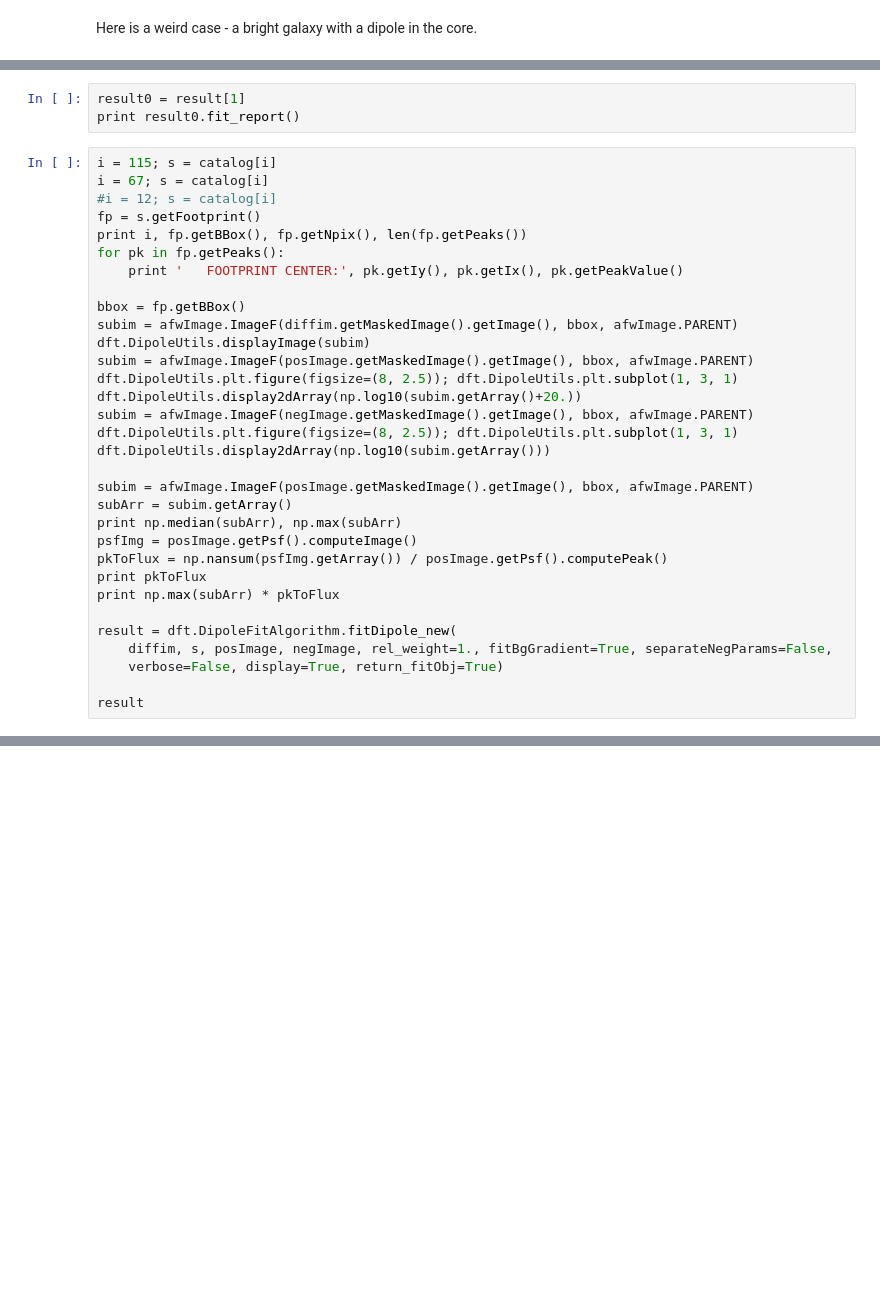
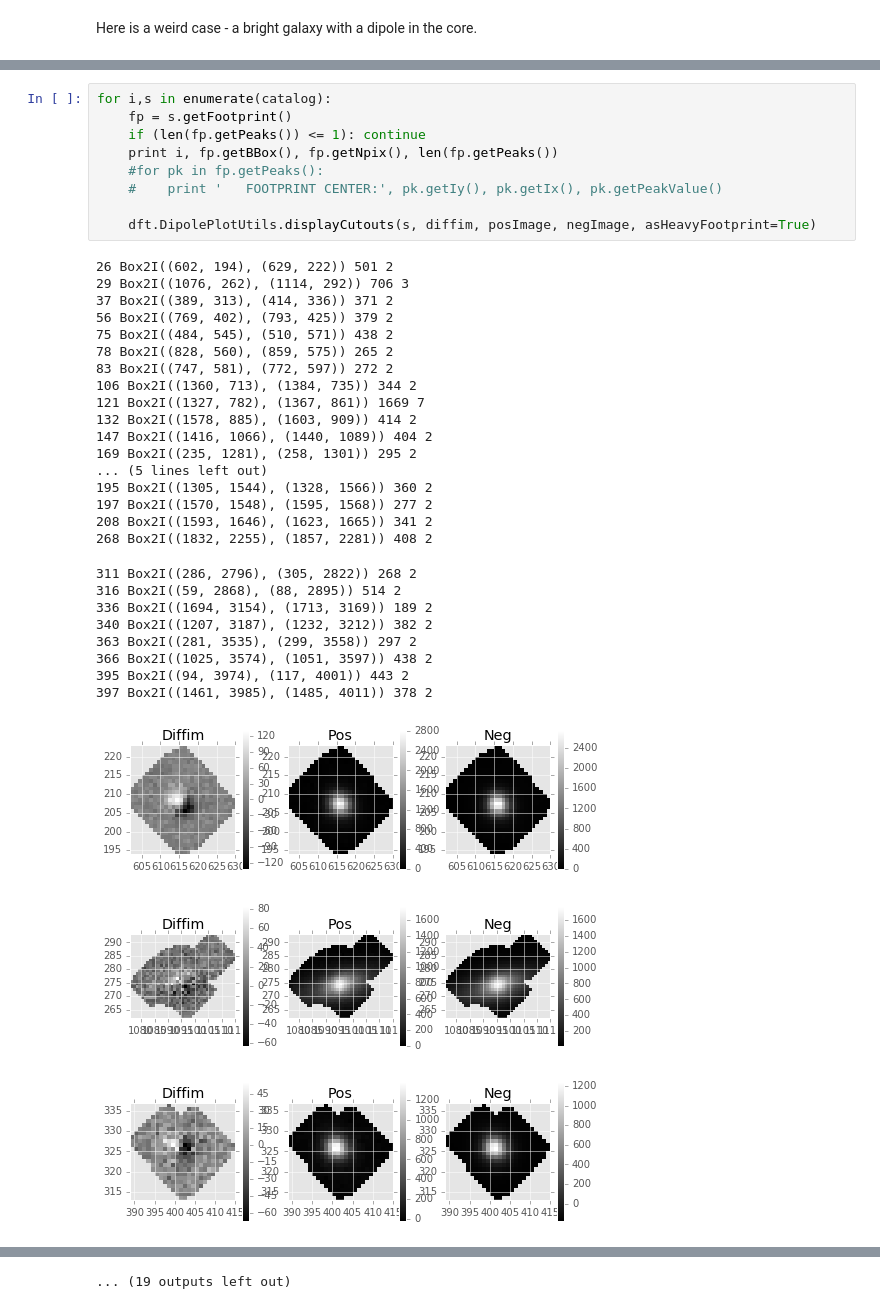
Before and after one commit to lsst/ip_diffim, a Jupyter notebook: test fit dipoles on decam data.ipynb, the cells around one changed output, grey strips where cells are left out. Drawn from its saved outputs; the diff is of its cells as text; blank space fills up the shorter version.

```diff
--- a/test fit dipoles on decam data.ipynb
+++ b/test fit dipoles on decam data.ipynb
@@ -141,35 +84,38 @@ result
-# %%
-result0 = result[1]
-print result0.fit_report()
-# %%
-i = 115; s = catalog[i]
-i = 67; s = catalog[i]
-#i = 12; s = catalog[i]
-fp = s.getFootprint()
-print i, fp.getBBox(), fp.getNpix(), len(fp.getPeaks())
-for pk in fp.getPeaks():
-    print '   FOOTPRINT CENTER:', pk.getIy(), pk.getIx(), pk.getPeakValue()
-
-bbox = fp.getBBox()
-subim = afwImage.ImageF(diffim.getMaskedImage().getImage(), bbox, afwImage.PARENT)
-dft.DipoleUtils.displayImage(subim)
-subim = afwImage.ImageF(posImage.getMaskedImage().getImage(), bbox, afwImage.PARENT)
-dft.DipoleUtils.plt.figure(figsize=(8, 2.5)); dft.DipoleUtils.plt.subplot(1, 3, 1)
-dft.DipoleUtils.display2dArray(np.log10(subim.getArray()+20.))
-subim = afwImage.ImageF(negImage.getMaskedImage().getImage(), bbox, afwImage.PARENT)
-dft.DipoleUtils.plt.figure(figsize=(8, 2.5)); dft.DipoleUtils.plt.subplot(1, 3, 1)
-dft.DipoleUtils.display2dArray(np.log10(subim.getArray()))
-
-subim = afwImage.ImageF(posImage.getMaskedImage().getImage(), bbox, afwImage.PARENT)
-subArr = subim.getArray()
-print np.median(subArr), np.max(subArr)
-psfImg = posImage.getPsf().computeImage()
-pkToFlux = np.nansum(psfImg.getArray()) / posImage.getPsf().computePeak()
-print pkToFlux
-print np.max(subArr) * pkToFlux
-
-result = dft.DipoleFitAlgorithm.fitDipole_new(
-    diffim, s, posImage, negImage, rel_weight=1., fitBgGradient=True, separateNegParams=False,
-    verbose=False, display=True, return_fitObj=True)
-
-result
+# %%
+for i,s in enumerate(catalog):
+    fp = s.getFootprint()
+    if (len(fp.getPeaks()) <= 1): continue
+    print i, fp.getBBox(), fp.getNpix(), len(fp.getPeaks())
+    #for pk in fp.getPeaks():
+    #    print '   FOOTPRINT CENTER:', pk.getIy(), pk.getIx(), pk.getPeakValue()
+
+    dft.DipolePlotUtils.displayCutouts(s, diffim, posImage, negImage, asHeavyFootprint=True)
+# %% [output]
+26 Box2I((602, 194), (629, 222)) 501 2
+29 Box2I((1076, 262), (1114, 292)) 706 3
+37 Box2I((389, 313), (414, 336)) 371 2
+56 Box2I((769, 402), (793, 425)) 379 2
+75 Box2I((484, 545), (510, 571)) 438 2
+78 Box2I((828, 560), (859, 575)) 265 2
+83 Box2I((747, 581), (772, 597)) 272 2
+106 Box2I((1360, 713), (1384, 735)) 344 2
+121 Box2I((1327, 782), (1367, 861)) 1669 7
+132 Box2I((1578, 885), (1603, 909)) 414 2
+147 Box2I((1416, 1066), (1440, 1089)) 404 2
+169 Box2I((235, 1281), (258, 1301)) 295 2
+... (5 lines left out)
+195 Box2I((1305, 1544), (1328, 1566)) 360 2
+197 Box2I((1570, 1548), (1595, 1568)) 277 2
+208 Box2I((1593, 1646), (1623, 1665)) 341 2
+268 Box2I((1832, 2255), (1857, 2281)) 408 2
+311 Box2I((286, 2796), (305, 2822)) 268 2
+316 Box2I((59, 2868), (88, 2895)) 514 2
+336 Box2I((1694, 3154), (1713, 3169)) 189 2
+340 Box2I((1207, 3187), (1232, 3212)) 382 2
+363 Box2I((281, 3535), (299, 3558)) 297 2
+366 Box2I((1025, 3574), (1051, 3597)) 438 2
+395 Box2I((94, 3974), (117, 4001)) 443 2
+397 Box2I((1461, 3985), (1485, 4011)) 378 2
+[figure, added]
+[figure, added]
+[figure, added]
@@ -175,0 +129 @@ result
+... (19 outputs left out)
```
Also changed, not shown: parts of 16 cells of this notebook, 3 other files.
